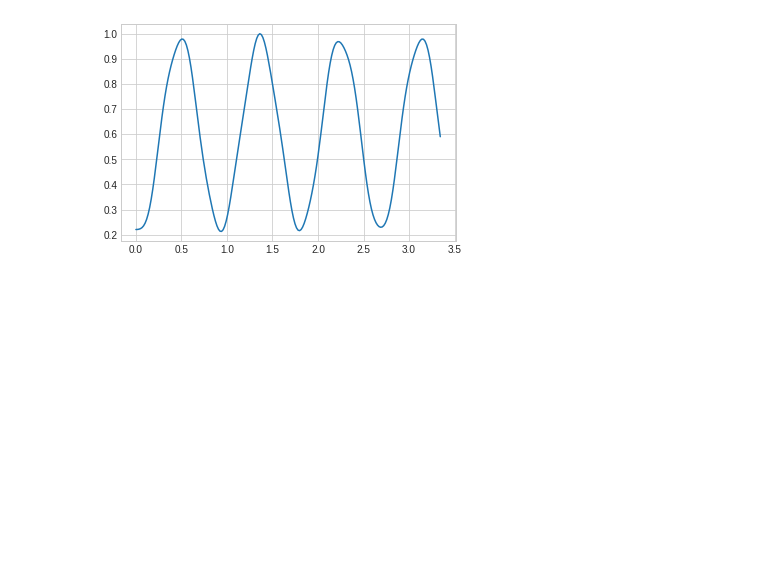
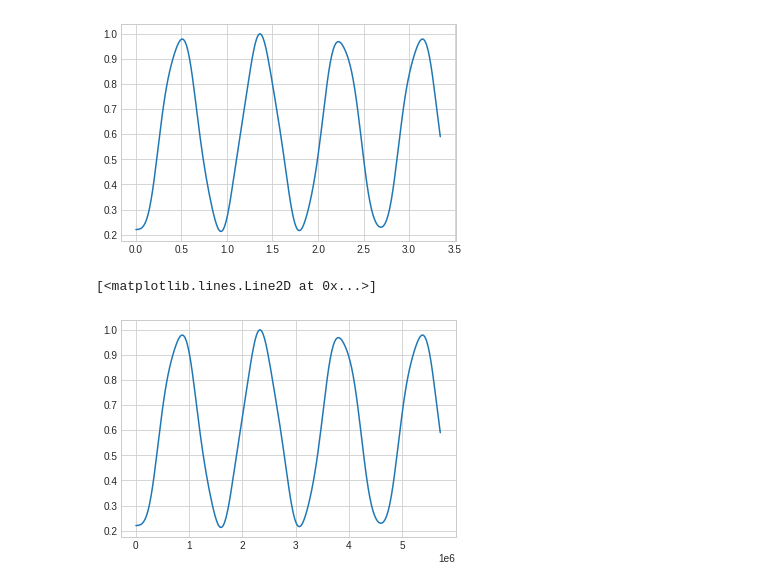
Before and after one commit to JMartinBerglund/Interferometry, a Jupyter notebook: Int1.ipynb, the cells around one changed output. Cells and saved outputs as stored; diff of their text form; code cells hidden in the pictures; blank space fills up the shorter version.

```diff
--- a/Int1.ipynb
+++ b/Int1.ipynb
@@ -182,3 +151,8 @@ plt.plot(IntPu.tau/pm.fs2au/1000., IntPu.inter)
 # %% [output]
 [<matplotlib.lines.Line2D at 0x...>]
 [figure]
+# %%
+plt.plot(IntPu.tau*pm.fs2au, IntPu.inter)
+# %% [output]
+[<matplotlib.lines.Line2D at 0x...>]
+[figure, added]
```
Also changed, not shown: parts of 13 cells of this notebook.
